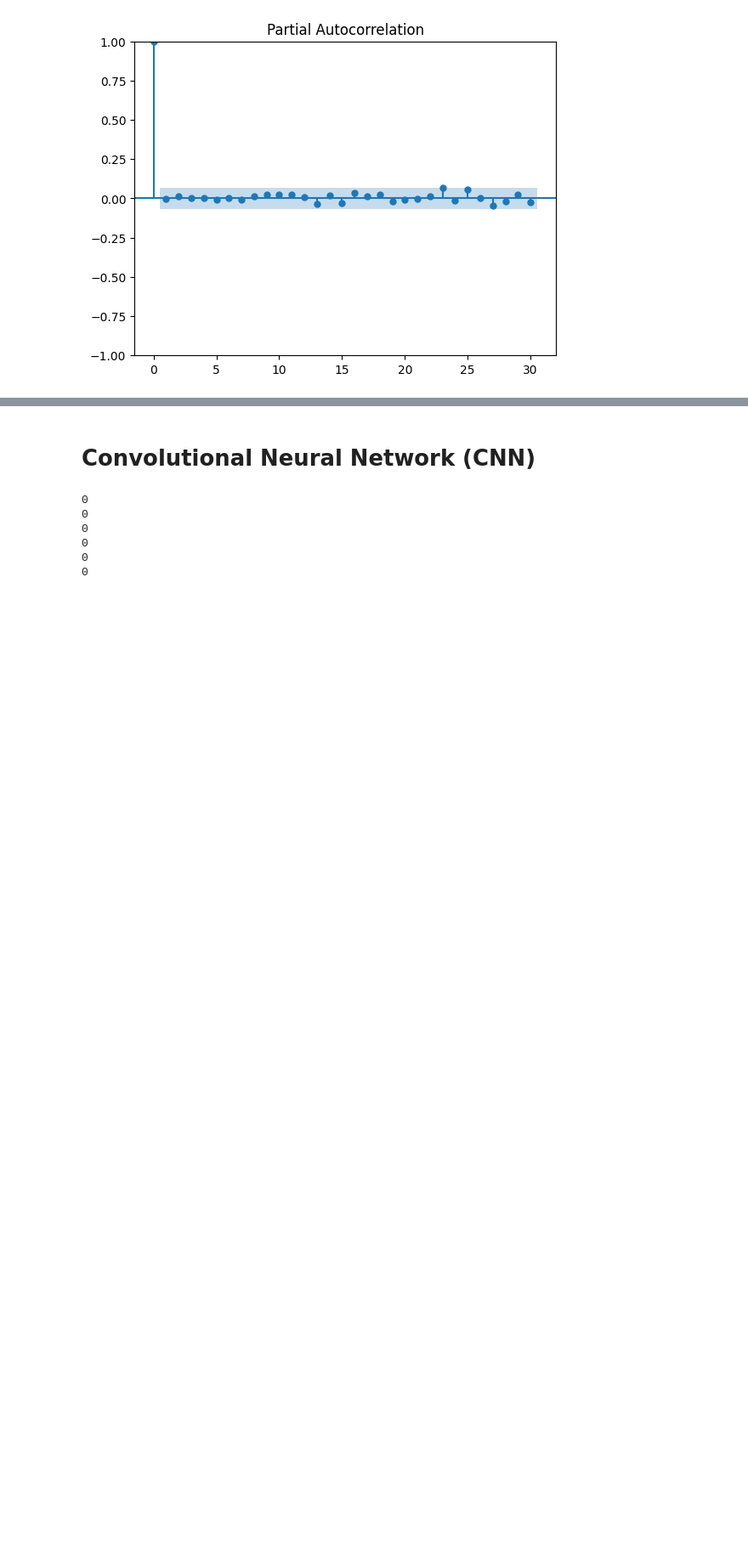
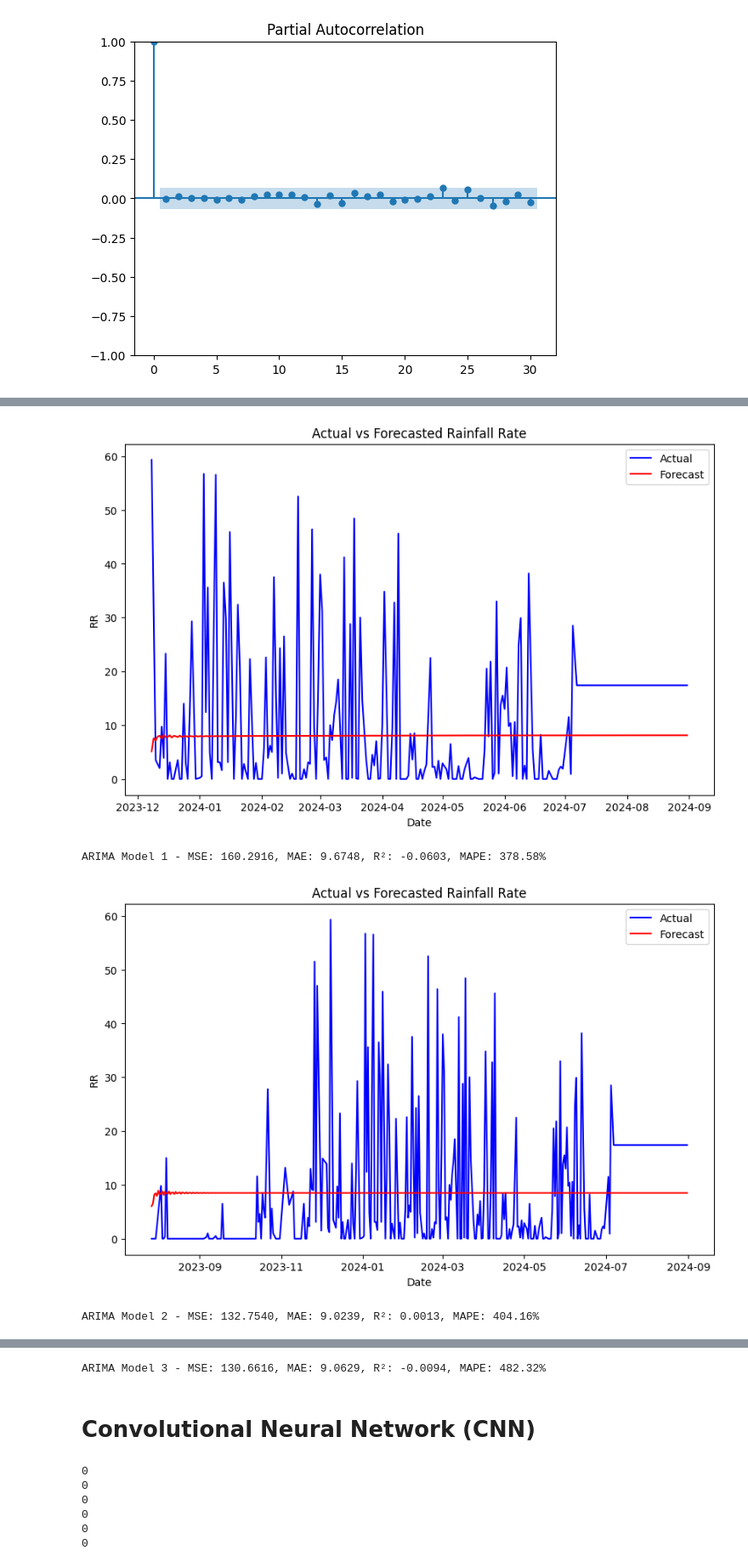
Before and after one commit to Ergiaa/A3_TheLongestNamePossibleToUse, a Jupyter notebook: deep_learning.ipynb, the cells around one changed output, grey strips where cells are left out. Shown at 85% size. Drawn from its saved outputs; the diff is of its cells as text; code cells hidden in the pictures; blank space fills up the shorter version.

```diff
--- a/deep_learning.ipynb
+++ b/deep_learning.ipynb
@@ -531,0 +518,43 @@ for i in range(0,3):
+# %%
+import numpy as np
+import matplotlib.pyplot as plt
+from sklearn.metrics import mean_squared_error, mean_absolute_error, r2_score
+
+# Define updated MAPE function to handle division by zero
+def mean_absolute_percentage_error(actual, predicted):
+    actual = np.array(actual)
+    predicted = np.array(predicted)
+
+    mask = actual != 0  # Avoid division by zero
+    return np.mean(np.abs((actual[mask] - predicted[mask]) / actual[mask])) * 100
+
+# Assuming forecast_tests contains the ARIMA forecasted values for each test set
+for i in range(len(df_test_list)):
+    plt.figure(figsize=(10, 6))
+    plt.plot(df_test_list[i].index, df_test_list[i]['RR'], label='Actual', color='blue')
+    plt.plot(df_test_list[i].index, forecast_tests[i], label='Forecast', color='red')
+    plt.title('Actual vs Forecasted Rainfall Rate')
+    plt.xlabel('Date')
+    plt.ylabel('RR')
+    plt.legend()
+    plt.show()
+
+    # Get the actual values from the corresponding test dataset
+    actual_values = df_test_list[i]['RR'].values  # Actual RR values
+
+    # Predicted values from the ARIMA model
+    predicted_values = forecast_tests[i]  # Forecasted RR values
+
+    # Calculate metrics
+    mse = mean_squared_error(actual_values, predicted_values)
+    mae = mean_absolute_error(actual_values, predicted_values)
+    r2 = r2_score(actual_values, predicted_values)
+    mape = mean_absolute_percentage_error(actual_values, predicted_values)
+
+    # Print the results
+    print(f"ARIMA Model {i + 1} - MSE: {mse:.4f}, MAE: {mae:.4f}, R²: {r2:.4f}, MAPE: {mape:.2f}%")
+# %% [output]
+[figure, added]
+ARIMA Model 1 - MSE: 160.2916, MAE: 9.6748, R²: -0.0603, MAPE: 378.58%
+[figure, added]
+ARIMA Model 2 - MSE: 132.7540, MAE: 9.0239, R²: 0.0013, MAPE: 404.16%
@@ -532,3 +562,4 @@ for i in range(0,3):
+ARIMA Model 3 - MSE: 130.6616, MAE: 9.0629, R²: -0.0094, MAPE: 482.32%
 # %% [markdown]
 # Convolutional Neural Network (CNN)
 # %%
```
Also changed, not shown: parts of 7 cells of this notebook.
